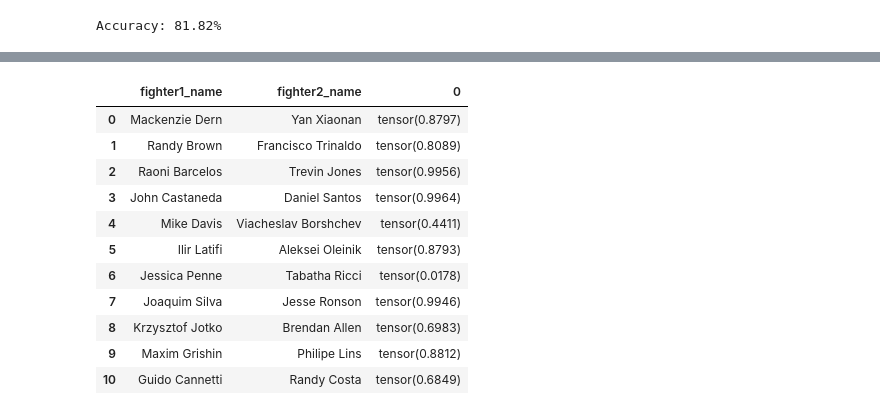
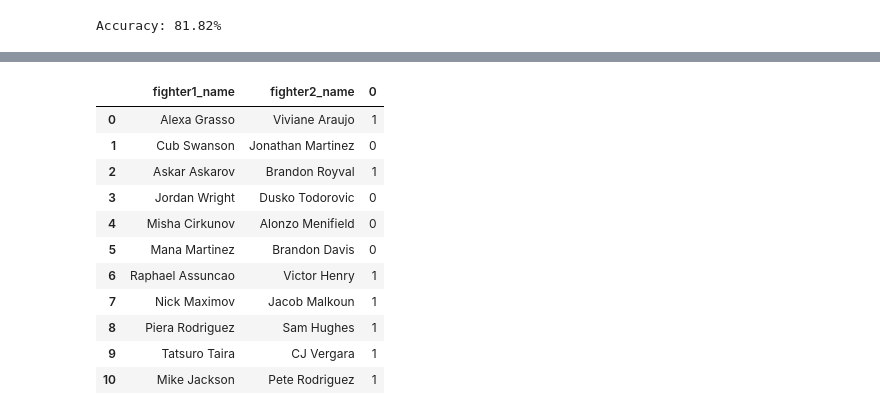
Before and after one commit to dannyyho/ufcstatscraper, a Jupyter notebook: MMAPredictions.ipynb, the cells around one changed output, grey strips where cells are left out. Cells and saved outputs as stored; diff of their text form; code cells hidden in the pictures.

```diff
--- a/MMAPredictions.ipynb
+++ b/MMAPredictions.ipynb
@@ -498,7 +554,0 @@ X_test= pd.DataFrame(pipeline.transform(X_test), columns = X_test.columns)
-# %%
-# define pipeline for iterative imputation RUN FOR PREDICTION ONLY
-imputer = IterativeImputer()
-pipeline = Pipeline(steps=[('i', imputer)])
-
-X = pd.DataFrame(pipeline.transform(X), columns = X.columns)
-# X = pd.DataFrame(pipeline.fit_transform(X), columns = X.columns)
@@ -516,0 +560,15 @@ NotFittedError: ignored
+# %%
+from sklearn.neural_network import MLPClassifier
+from sklearn.metrics import classification_report
+from sklearn.tree import DecisionTreeClassifier
+from sklearn.metrics import accuracy_score, cohen_kappa_score, f1_score, log_loss
+# clf = DecisionTreeClassifier(random_state=0, criterion="entropy", max_depth=5)
+# class_names = [str(x) for x in clf.classes_]
+
+nn_clf = MLPClassifier(solver='lbfgs', activation='relu', alpha=1e-3, max_iter=1500,
+                       hidden_layer_sizes=(10, 10), random_state=1, verbose=True)
+nn_clf.fit(X_train_processed, y_train)
+
+y_pred_nn = nn_clf.predict(X_test_processed)
+outputs = nn_clf.predict(df_test_processed)
+print("Accuracy = {:.2f}".format(accuracy_score(y_test, y_pred_nn)))
@@ -516,0 +582,3 @@ NotFittedError: ignored
+# %%
+outputs = pd.Series(outputs)
+pd.concat([df_test_pred['fighter1_name'], df_test_pred['fighter2_name'], outputs], axis=1)
@@ -655,2 +838,2 @@ tensor([[0.8797],
 # %%
-outputs = pd.DataFrame(outputs)
+outputs = pd.Series(outputs)
@@ -678,18 +840,18 @@ Name: fighter1_name, dtype: object
 # %%
-pd.concat([data1['fighter1_name'], data1['fighter2_name'], outputs], axis=1)
+pd.concat([df_test_pred['fighter1_name'], df_test_pred['fighter2_name'], outputs], axis=1)
 # %% [output]
 |  | fighter1_name | fighter2_name | 0 |
-| 0 | Mackenzie Dern | Yan Xiaonan | tensor(0.8797) |
-| 1 | Randy Brown | Francisco Trinaldo | tensor(0.8089) |
-| 2 | Raoni Barcelos | Trevin Jones | tensor(0.9956) |
-| 3 | John Castaneda | Daniel Santos | tensor(0.9964) |
-| 4 | Mike Davis | Viacheslav Borshchev | tensor(0.4411) |
-| 5 | Ilir Latifi | Aleksei Oleinik | tensor(0.8793) |
-| 6 | Jessica Penne | Tabatha Ricci | tensor(0.0178) |
-| 7 | Joaquim Silva | Jesse Ronson | tensor(0.9946) |
-| 8 | Krzysztof Jotko | Brendan Allen | tensor(0.6983) |
-| 9 | Maxim Grishin | Philipe Lins | tensor(0.8812) |
-| 10 | Guido Cannetti | Randy Costa | tensor(0.6849) |
+| 0 | Alexa Grasso | Viviane Araujo | 1 |
+| 1 | Cub Swanson | Jonathan Martinez | 0 |
+| 2 | Askar Askarov | Brandon Royval | 1 |
+| 3 | Jordan Wright | Dusko Todorovic | 0 |
+| 4 | Misha Cirkunov | Alonzo Menifield | 0 |
+| 5 | Mana Martinez | Brandon Davis | 0 |
+| 6 | Raphael Assuncao | Victor Henry | 1 |
+| 7 | Nick Maximov | Jacob Malkoun | 1 |
+| 8 | Piera Rodriguez | Sam Hughes | 1 |
+| 9 | Tatsuro Taira | CJ Vergara | 1 |
+| 10 | Mike Jackson | Pete Rodriguez | 1 |
 # %%
 data1
 # %%
```
Also changed, not shown: parts of 65 cells of this notebook.
